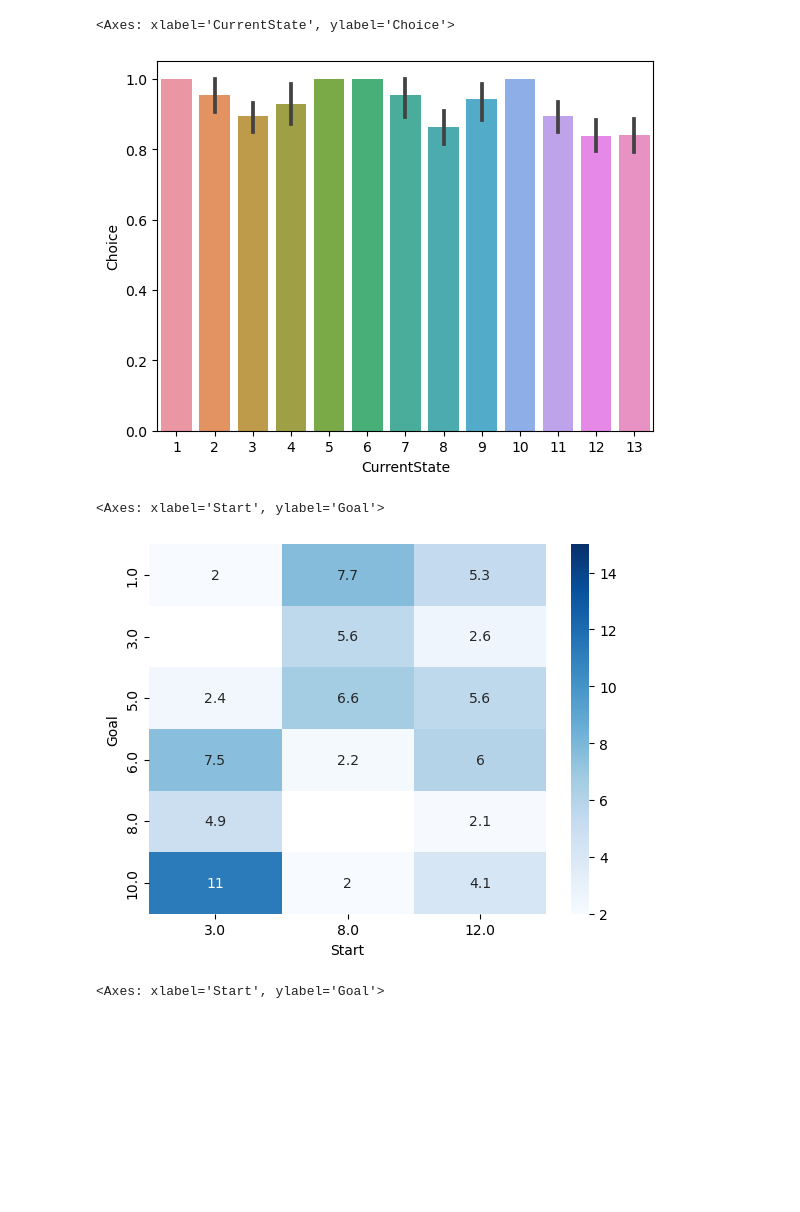
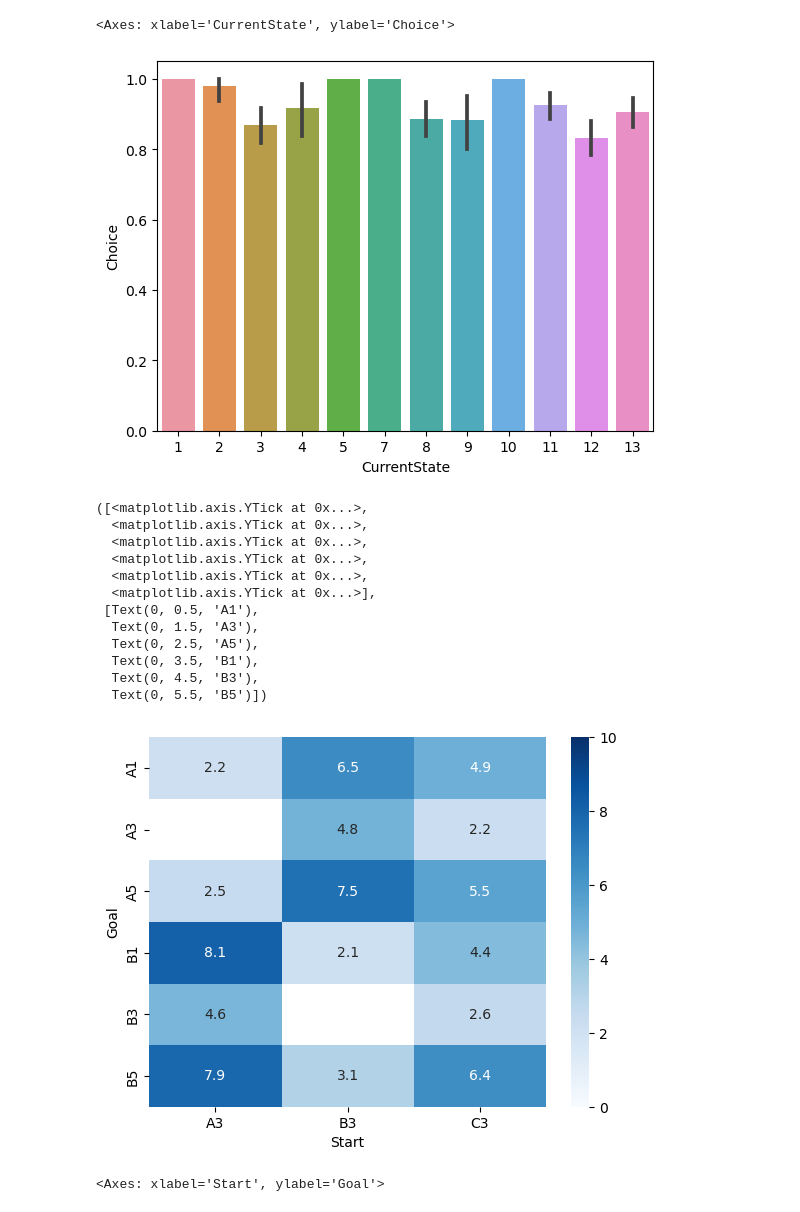
Before and after one commit to lianghexin/MazeTaskAnalysis, a Jupyter notebook: behavior_Dylan.ipynb, the cells around one changed output. Cells and saved outputs as stored; diff of their text form; code cells hidden in the pictures; blank space fills up the shorter version.

```diff
--- a/behavior_Dylan.ipynb
+++ b/behavior_Dylan.ipynb
@@ -49,20 +61,35 @@ sns.barplot(data=beh,x='Goal',y='Choice')
 # %%
 plt.close('all')
-sns.barplot(data=beh,x='CurrentState',y='Choice')
+sns.barplot(data=beh[beh.SessionNum==4],x='CurrentState',y='Choice')
+plt.xticks(np.linspace(0,5,6),['A1','A2','A3','A5','B1','B3','B5'])
 # %% [output]
 <Axes: xlabel='CurrentState', ylabel='Choice'>
-[figure, old version]
+[figure, new version]
 # %%
-triallength=pd.concat([beh.groupby(['TotalEpisodeNum']).count().TrialNum,
-                      beh.groupby(['TotalEpisodeNum']).mean()[['Goal','Start','EpisodeLength']]],
+ses = beh[beh.SessionNum==4]
+triallength=pd.concat([ses.groupby(['TotalEpisodeNum']).count().TrialNum,
+                      ses.groupby(['TotalEpisodeNum']).mean()[['Goal','Start','EpisodeLength']]],
                       axis=1).groupby(['Goal','Start']).mean().reset_index()
 
 cmap=triallength.groupby(['Goal','Start']).mean()['TrialNum'].reset_index().pivot(index='Goal', columns='Start', values='TrialNum')
 plt.close('all')
-sns.heatmap(cmap,cmap='Blues',vmin=2,vmax=15,annot=True)
+sns.heatmap(cmap,cmap='Blues',vmin=0,vmax=10,annot=True)
+plt.xticks(np.linspace(0.5,2.5,3),['A3','B3','C3'])
+plt.yticks(np.linspace(0.5,5.5,6),['A1','A3','A5','B1','B3','B5'])
 # %% [output]
-<Axes: xlabel='Start', ylabel='Goal'>
+([<matplotlib.axis.YTick at 0x...>,
+  <matplotlib.axis.YTick at 0x...>,
+  <matplotlib.axis.YTick at 0x...>,
+  <matplotlib.axis.YTick at 0x...>,
+  <matplotlib.axis.YTick at 0x...>,
+  <matplotlib.axis.YTick at 0x...>],
+ [Text(0, 0.5, 'A1'),
+  Text(0, 1.5, 'A3'),
+  Text(0, 2.5, 'A5'),
+  Text(0, 3.5, 'B1'),
+  Text(0, 4.5, 'B3'),
+  Text(0, 5.5, 'B5')])
-[figure, old version]
+[figure, new version]
 # %%
 triallength=pd.concat([first_episodes.groupby(['TotalEpisodeNum']).count().TrialNum,
                       first_episodes.groupby(['TotalEpisodeNum']).mean()[['Goal','Start','EpisodeLength']]],
```
Also changed, not shown: parts of 4 cells of this notebook, 1 other file.
